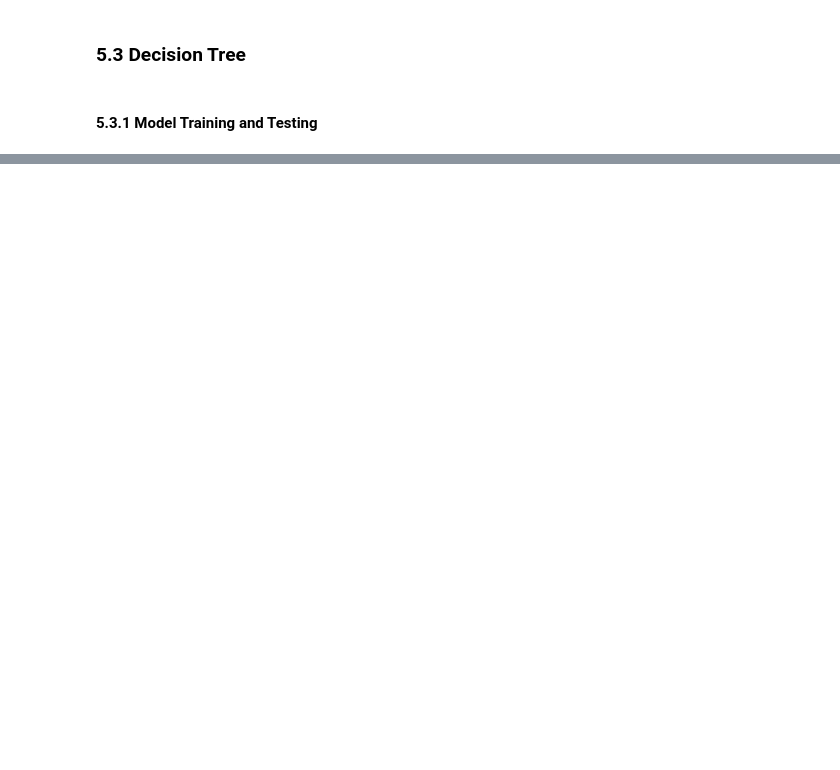
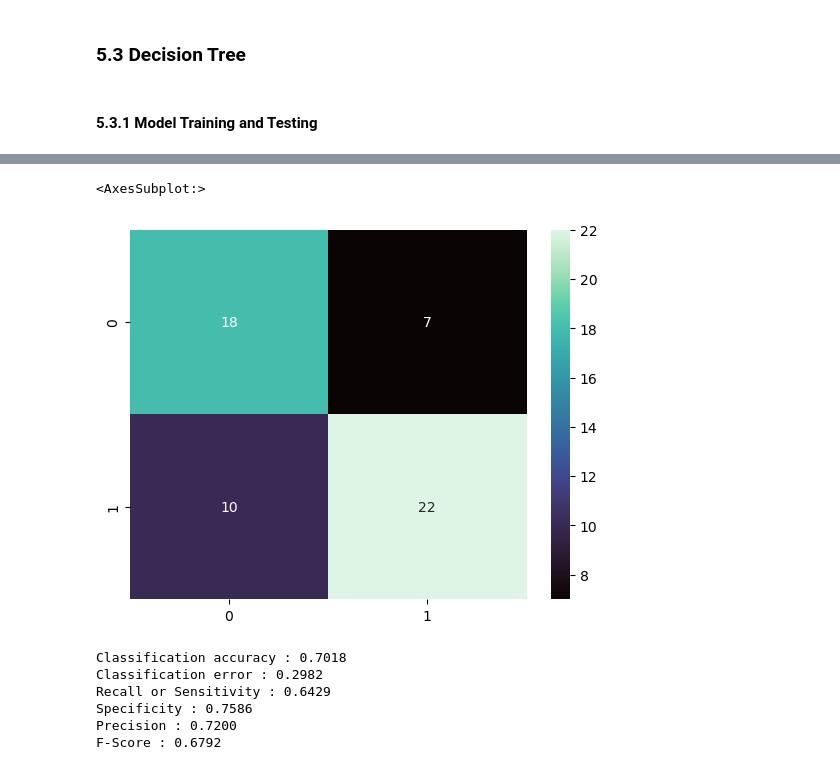
Before and after one commit to HanyaAdel/Heart-Disease-Detection, a Jupyter notebook: Preprocessing.ipynb, the cells around one changed output, grey strips where cells are left out. Cells and saved outputs as stored; diff of their text form; code cells hidden in the pictures; blank space fills up the shorter version.

```diff
--- a/Preprocessing.ipynb
+++ b/Preprocessing.ipynb
@@ -586,0 +591,8 @@ BrokenPipeError: [Errno 32] Broken pipe
+# %%
+from sklearn.metrics import confusion_matrix
+cm = confusion_matrix(Y_test,Y_pred)
+print('Confusion Matrix\n\n',cm)
+print('\nTrue Positives(TP) = ', cm[0,0])
+print('\nTrue Negatives(TN) = ', cm[1,1])
+print('\nFalse Positives(FP) = ', cm[0,1])
+print('\nFalse Negatives(FN) = ', cm[1,0])
@@ -586,0 +612,35 @@ BrokenPipeError: [Errno 32] Broken pipe
+# %%
+sns.heatmap(cm,annot= True, fmt='d', cmap='mako')
+# %% [output]
+<AxesSubplot:>
+[figure, added]
+# %%
+TP = cm[0,0]
+TN = cm[1,1]
+FP = cm[0,1]
+FN = cm[1,0]
+
+classification_accuracy = (TP + TN) / float(TP + TN + FP + FN)
+print('Classification accuracy : {0:0.4f}'.format(classification_accuracy))
+
+classification_error = (FP + FN) / float(TP + TN + FP + FN)
+print('Classification error : {0:0.4f}'.format(classification_error))
+
+recall = TP / float(TP + FN)
+print('Recall or Sensitivity : {0:0.4f}'.format(recall))
+
+specificity = TN / (TN + FP)
+print('Specificity : {0:0.4f}'.format(specificity))
+
+precision = TP / float(TP + FP)
+print('Precision : {0:0.4f}'.format(precision))
+
+f_score = (2*precision*recall) / (precision+recall)
+print('F-Score : {0:0.4f}'.format(f_score))
+# %% [output]
+Classification accuracy : 0.7018
+Classification error : 0.2982
+Recall or Sensitivity : 0.6429
+Specificity : 0.7586
+Precision : 0.7200
+F-Score : 0.6792
```
Also changed, not shown: parts of 22 cells of this notebook.
